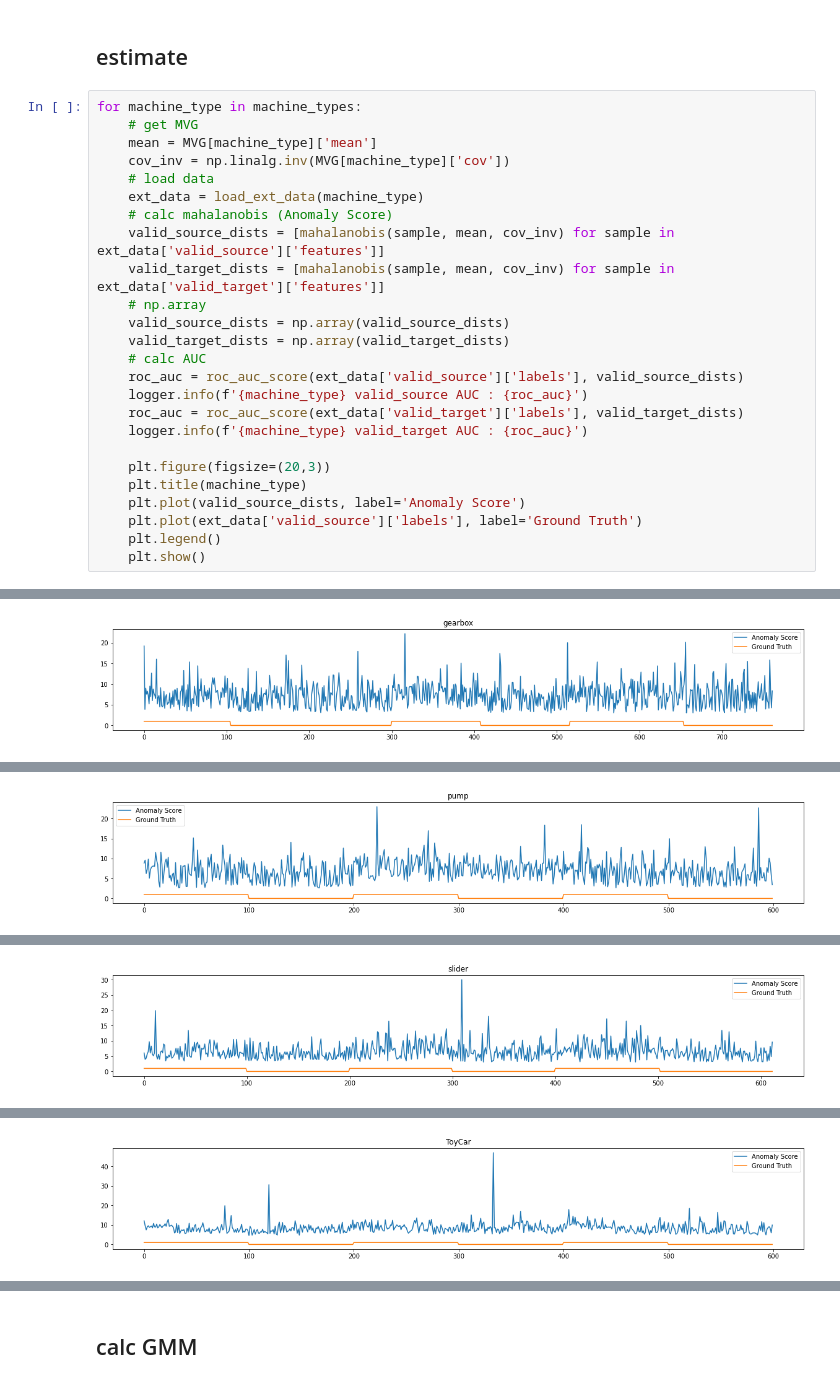
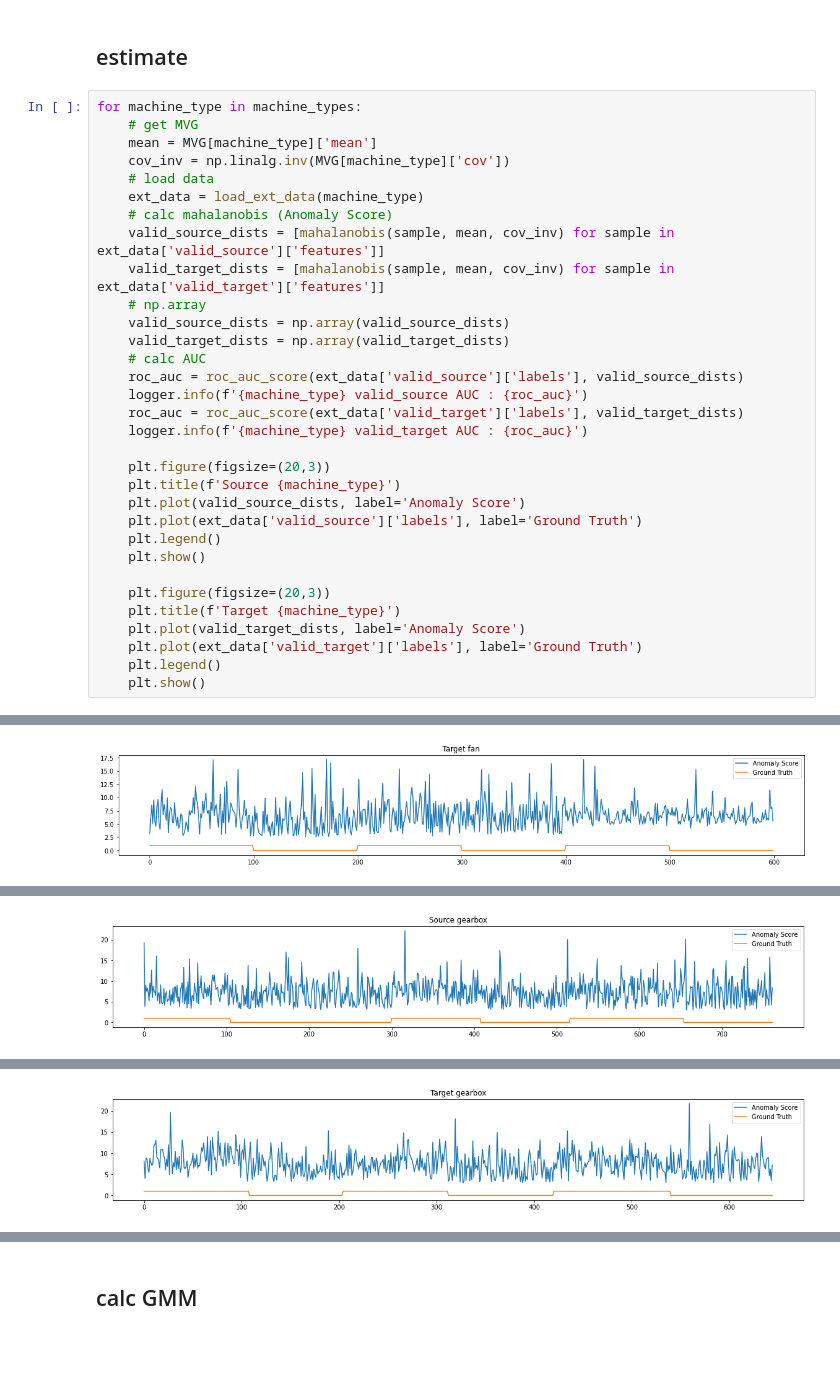
Before and after one commit to HirokiNarita/dcase2021_task2, a Jupyter notebook: src/model_codes/MahalanobisAD/01_evaluation_notebook.ipynb, the cells around one changed output, grey strips where cells are left out. Cells and saved outputs as stored; diff of their text form; blank space fills up the shorter version.

Commit message:
anomaly scoreのfigureを追加

```diff
--- a/src/model_codes/MahalanobisAD/01_evaluation_notebook.ipynb
+++ b/src/model_codes/MahalanobisAD/01_evaluation_notebook.ipynb
@@ -183,9 +185,16 @@ for machine_type in machine_types:
     logger.info(f'{machine_type} valid_target AUC : {roc_auc}')
 
     plt.figure(figsize=(20,3))
-    plt.title(machine_type)
+    plt.title(f'Source {machine_type}')
     plt.plot(valid_source_dists, label='Anomaly Score')
     plt.plot(ext_data['valid_source']['labels'], label='Ground Truth')
     plt.legend()
     plt.show()
+
+    plt.figure(figsize=(20,3))
+    plt.title(f'Target {machine_type}')
+    plt.plot(valid_target_dists, label='Anomaly Score')
+    plt.plot(ext_data['valid_target']['labels'], label='Ground Truth')
+    plt.legend()
+    plt.show()
 # %% [output]
@@ -194,0 +204 @@ for machine_type in machine_types:
+[figure, new version]
@@ -197 +206,0 @@ for machine_type in machine_types:
-[figure, old version]
@@ -200 +207 @@ for machine_type in machine_types:
-[figure, old version]
+[figure, new version]
@@ -203 +208 @@ for machine_type in machine_types:
-[figure, old version]
+[figure, new version]
@@ -206 +208,0 @@ for machine_type in machine_types:
-[figure, removed]
```
Also changed, not shown: parts of 3 cells of this notebook.
